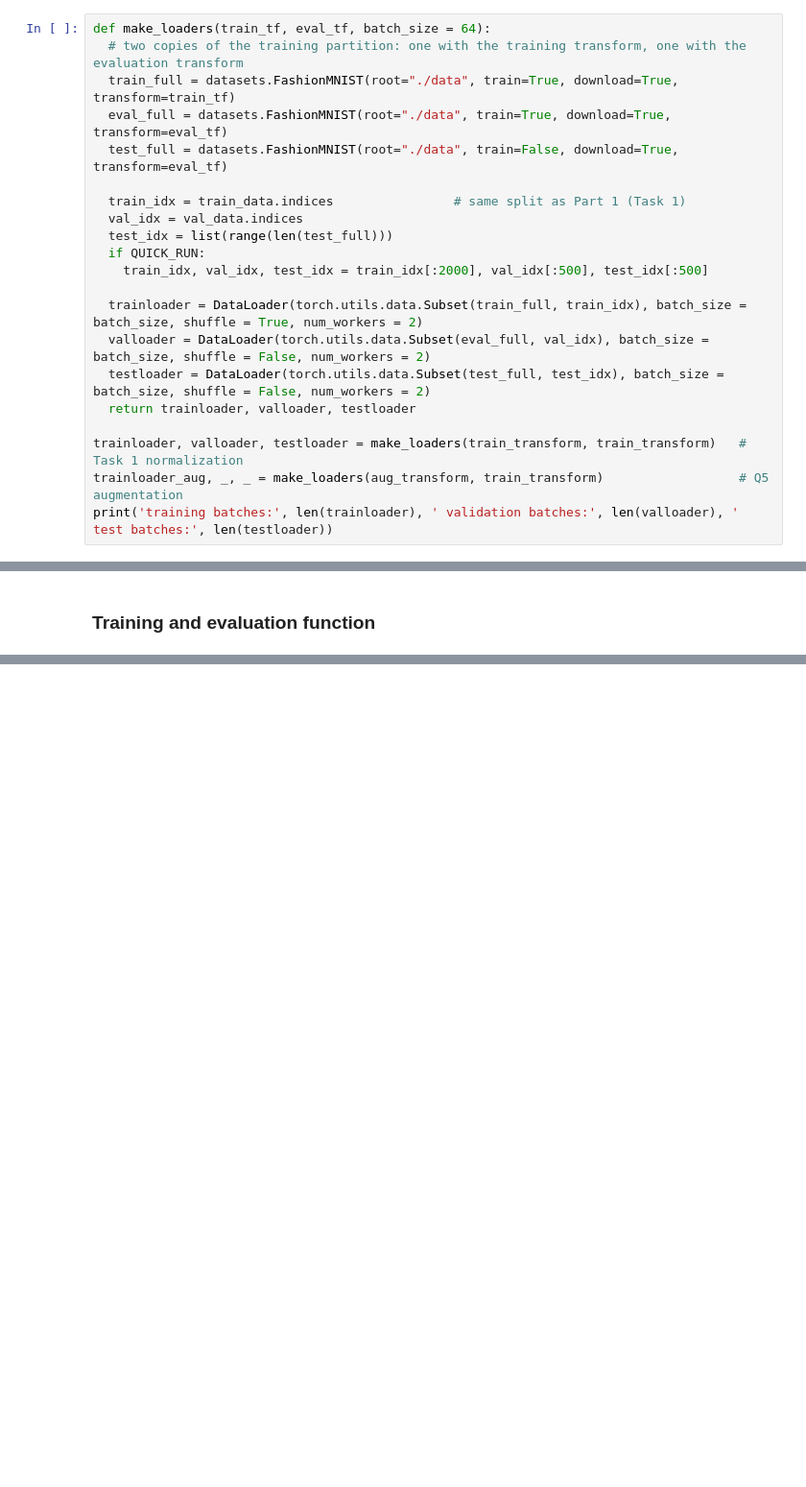
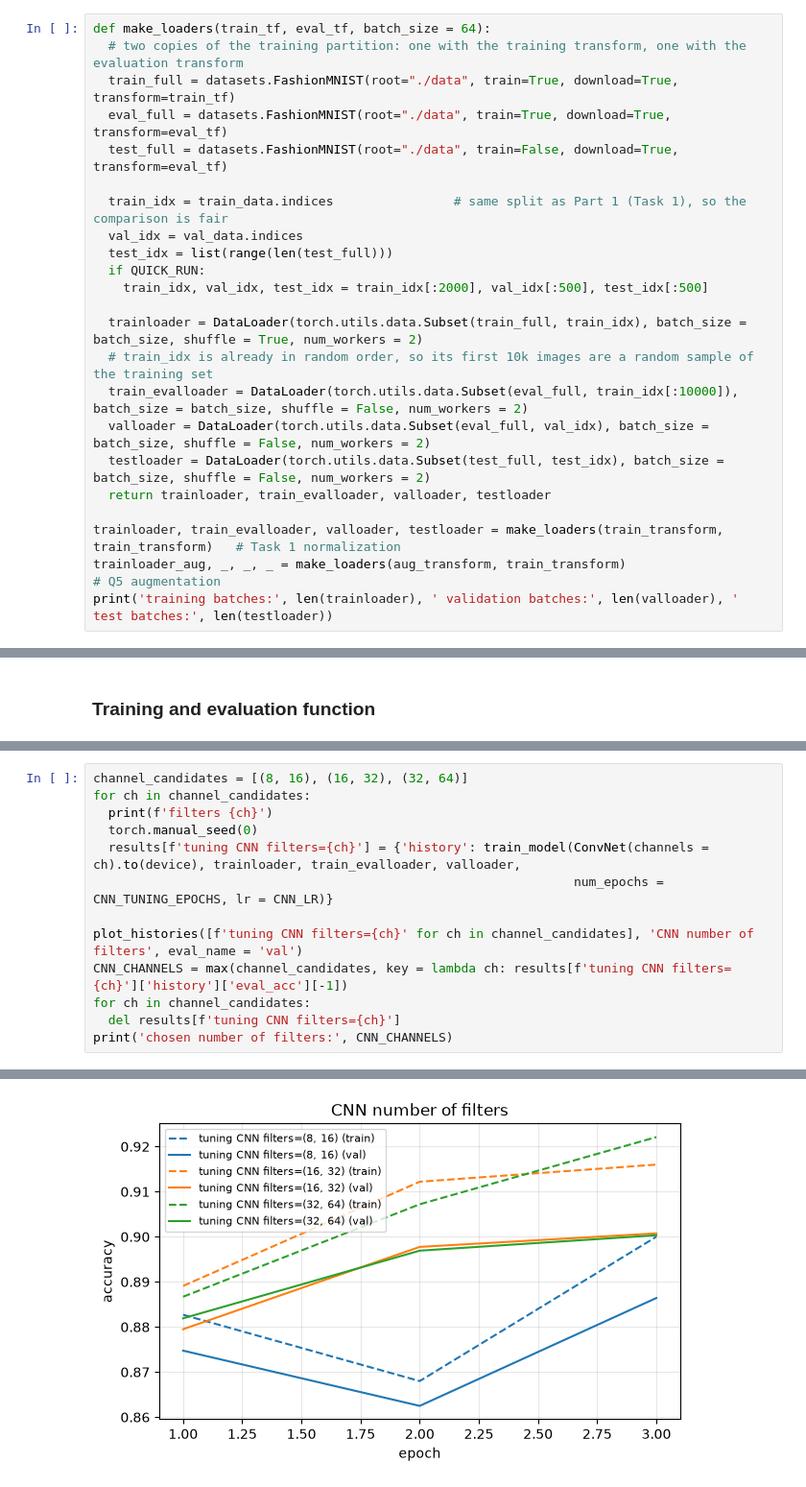
Before and after one commit to siqi-lYuYl/COMP551_A3, a Jupyter notebook: COMP551_A3.ipynb, the cells around one changed output, grey strips where cells are left out. Shown at 96% size. Drawn from its saved outputs; the diff is of its cells as text; blank space fills up the shorter version.

```diff
--- a/COMP551_A3.ipynb
+++ b/COMP551_A3.ipynb
@@ -520,17 +525,19 @@ def make_loaders(train_tf, eval_tf, batch_size = 64):
   eval_full = datasets.FashionMNIST(root="./data", train=True, download=True, transform=eval_tf)
   test_full = datasets.FashionMNIST(root="./data", train=False, download=True, transform=eval_tf)
 
-  train_idx = train_data.indices                # same split as Part 1 (Task 1)
+  train_idx = train_data.indices                # same split as Part 1 (Task 1), so the comparison is fair
   val_idx = val_data.indices
   test_idx = list(range(len(test_full)))
   if QUICK_RUN:
     train_idx, val_idx, test_idx = train_idx[:2000], val_idx[:500], test_idx[:500]
 
   trainloader = DataLoader(torch.utils.data.Subset(train_full, train_idx), batch_size = batch_size, shuffle = True, num_workers = 2)
+  # train_idx is already in random order, so its first 10k images are a random sample of the training set
+  train_evalloader = DataLoader(torch.utils.data.Subset(eval_full, train_idx[:10000]), batch_size = batch_size, shuffle = False, num_workers = 2)
   valloader = DataLoader(torch.utils.data.Subset(eval_full, val_idx), batch_size = batch_size, shuffle = False, num_workers = 2)
   testloader = DataLoader(torch.utils.data.Subset(test_full, test_idx), batch_size = batch_size, shuffle = False, num_workers = 2)
-  return trainloader, valloader, testloader
+  return trainloader, train_evalloader, valloader, testloader
 
-trainloader, valloader, testloader = make_loaders(train_transform, train_transform)   # Task 1 normalization
-trainloader_aug, _, _ = make_loaders(aug_transform, train_transform)                  # Q5 augmentation
+trainloader, train_evalloader, valloader, testloader = make_loaders(train_transform, train_transform)   # Task 1 normalization
+trainloader_aug, _, _, _ = make_loaders(aug_transform, train_transform)                                 # Q5 augmentation
 print('training batches:', len(trainloader), ' validation batches:', len(valloader), ' test batches:', len(testloader))
@@ -587,0 +667,14 @@ def train_model(model, trainloader, evalloader, num_epochs = 5, lr = 0.01):
+# %%
+channel_candidates = [(8, 16), (16, 32), (32, 64)]
+for ch in channel_candidates:
+  print(f'filters {ch}')
+  torch.manual_seed(0)
+  results[f'tuning CNN filters={ch}'] = {'history': train_model(ConvNet(channels = ch).to(device), trainloader, train_evalloader, valloader,
+                                                                num_epochs = CNN_TUNING_EPOCHS, lr = CNN_LR)}
+
+plot_histories([f'tuning CNN filters={ch}' for ch in channel_candidates], 'CNN number of filters', eval_name = 'val')
+CNN_CHANNELS = max(channel_candidates, key = lambda ch: results[f'tuning CNN filters={ch}']['history']['eval_acc'][-1])
+for ch in channel_candidates:
+  del results[f'tuning CNN filters={ch}']
+print('chosen number of filters:', CNN_CHANNELS)
+# %% [output]
@@ -587,0 +693 @@ def train_model(model, trainloader, evalloader, num_epochs = 5, lr = 0.01):
+[figure, added]
```
Also changed, not shown: parts of 46 cells of this notebook.
